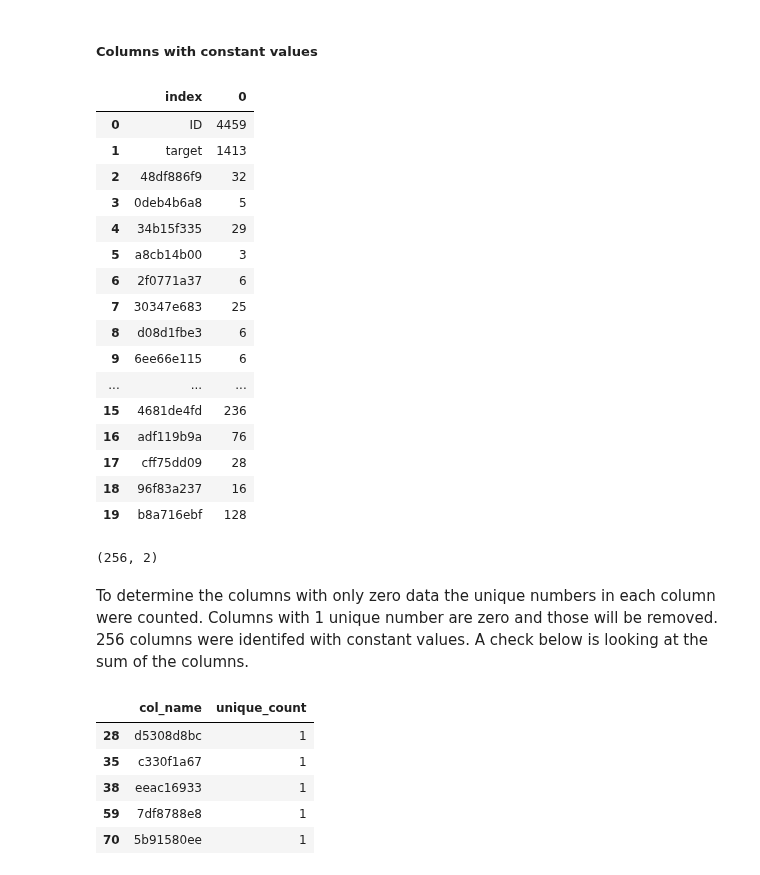
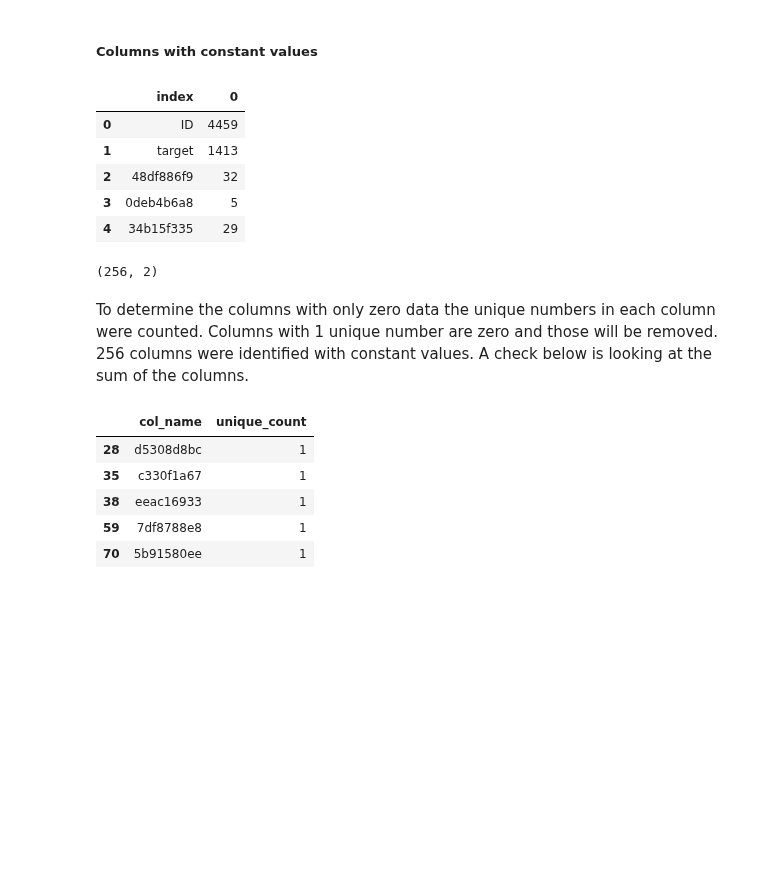
Before and after one commit to jpeterson28/DSCT_Capstone2, a Jupyter notebook: santander_value_prediction_code.ipynb, the cells around one changed output. Saved outputs shown, nothing was run; the diff lists cells and outputs as text; code cells hidden in the pictures; blank space fills up the shorter version.

```diff
--- a/santander_value_prediction_code.ipynb
+++ b/santander_value_prediction_code.ipynb
@@ -90,25 +85,14 @@ missing
 ##### Columns with constant values
 # %%
 unique_df = train_df.nunique().reset_index()
-unique_df.head(20)
+unique_df.head()
 # %% [output]
 |  | index | 0 |
 | 0 | ID | 4459 |
 | 1 | target | 1413 |
 | 2 | 48df886f9 | 32 |
 | 3 | 0deb4b6a8 | 5 |
 | 4 | 34b15f335 | 29 |
-| 5 | a8cb14b00 | 3 |
-| 6 | 2f0771a37 | 6 |
-| 7 | 30347e683 | 25 |
-| 8 | d08d1fbe3 | 6 |
-| 9 | 6ee66e115 | 6 |
-| ... | ... | ... |
-| 15 | 4681de4fd | 236 |
-| 16 | adf119b9a | 76 |
-| 17 | cff75dd09 | 28 |
-| 18 | 96f83a237 | 16 |
-| 19 | b8a716ebf | 128 |
 # %%
 unique_df.columns = ['col_name', 'unique_count']
 constant_col_df = unique_df[unique_df['unique_count']==1]
@@ -116,7 +100,7 @@ constant_col_df.shape
 # %% [output]
 (256, 2)
 # %% [markdown]
-To determine the columns with only zero data the unique numbers in each column were counted. Columns with 1 unique number are zero and those will be removed. 256 columns were identifed with constant values. A check below is looking at the sum of the columns.
+To determine the columns with only zero data the unique numbers in each column were counted. Columns with 1 unique number are zero and those will be removed. 256 columns were identified with constant values. A check below is looking at the sum of the columns.
 # %%
 constant_col_df.head()
 # %% [output]
```
Also changed, not shown: parts of 43 cells of this notebook.
